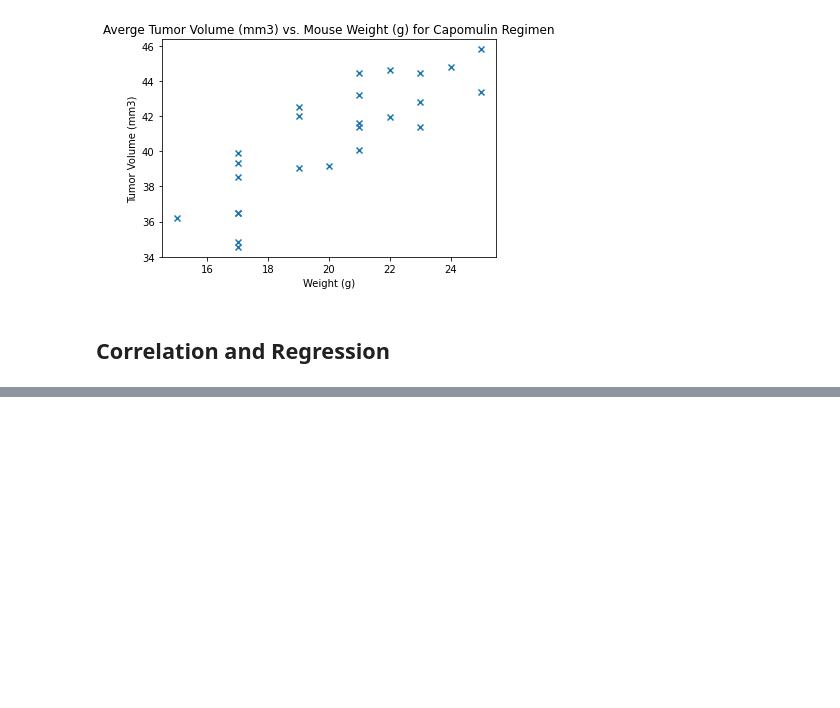
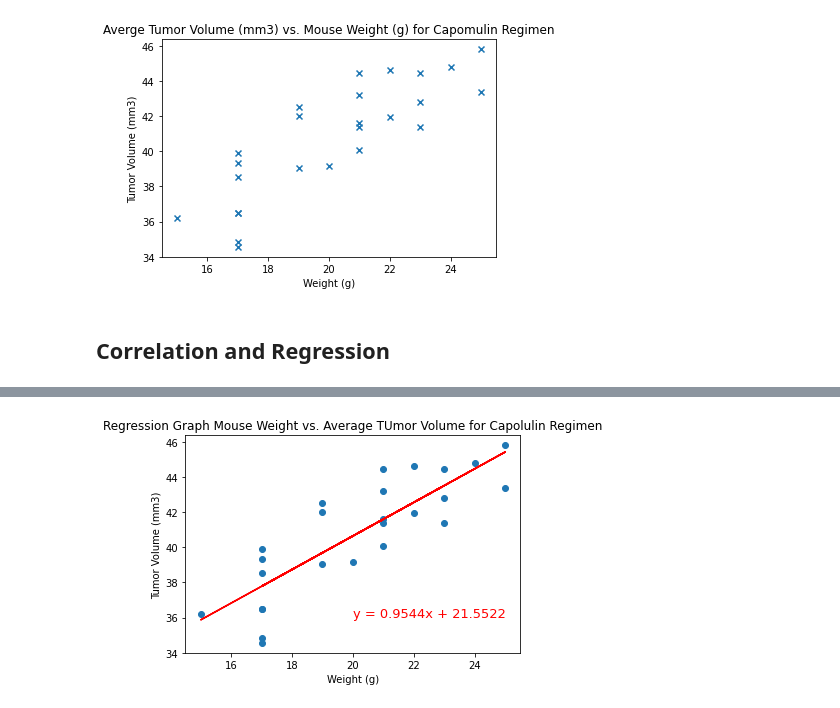
Before and after one commit to clairewkh/Matplotlib-Challenge, a Jupyter notebook: pymaceuticals_starter.ipynb, the cells around one changed output, grey strips where cells are left out. Saved outputs shown, nothing was run; the diff lists cells and outputs as text; code cells hidden in the pictures; blank space fills up the shorter version.

Commit message:
Completed Corr and most commeting

```diff
--- a/pymaceuticals_starter.ipynb
+++ b/pymaceuticals_starter.ipynb
@@ -376,0 +375,19 @@ plt.show()
+# %%
+# Calculate the correlation coefficient and linear regression model
+# for mouse weight and average tumor volume for the Capomulin regimen
+corr1 = st.pearsonr(cap_avg['Weight (g)'],cap_avg['Tumor Volume (mm3)'])[0]
+
+# rvalue should be the same as corr1
+(slope, intercept, rvalue, pvalue, stderr) = st.linregress(cap_avg['Weight (g)'], cap_avg['Tumor Volume (mm3)'])
+
+#y = mx + b
+reg_line = slope * cap_avg['Weight (g)'] + intercept
+#slope = rount(slope,4)
+#intercept =
+print(f'The Correlation Coefficient for mouse weight and average Tumor Volume for Capolulin regimen is: {corr1}')
+print(f'The Slope for mouse weight and average Tumr Volume for Capolulin regimen is: {slope}')
+print(f'The Intercept for mouse weight and average Tumr Volume for Capolulin regimen is: {intercept}')
+print(f'The p-value for mouse weight and average Tumr Volume for Capolulin regimen is: {pvalue}')
+
+linear_eq = 'y = ' + str(round(slope,4))+ 'x + ' + str(round(intercept,4))
+print(linear_eq)
@@ -376,0 +401,10 @@ plt.show()
+# %%
+plt.scatter(cap_avg['Weight (g)'],cap_avg['Tumor Volume (mm3)'])
+plt.plot(cap_avg['Weight (g)'],reg_line, 'r-')
+plt.annotate(linear_eq,(20,36),fontsize = 13,color = 'red')
+plt.title('Regression Graph Mouse Weight vs. Average TUmor Volume for Capolulin Regimen')
+plt.xlabel('Weight (g)')
+plt.ylabel('Tumor Volume (mm3)')
+plt.show()
+# %% [output]
+[figure, added]
```
Also changed, not shown: parts of 17 cells of this notebook.
